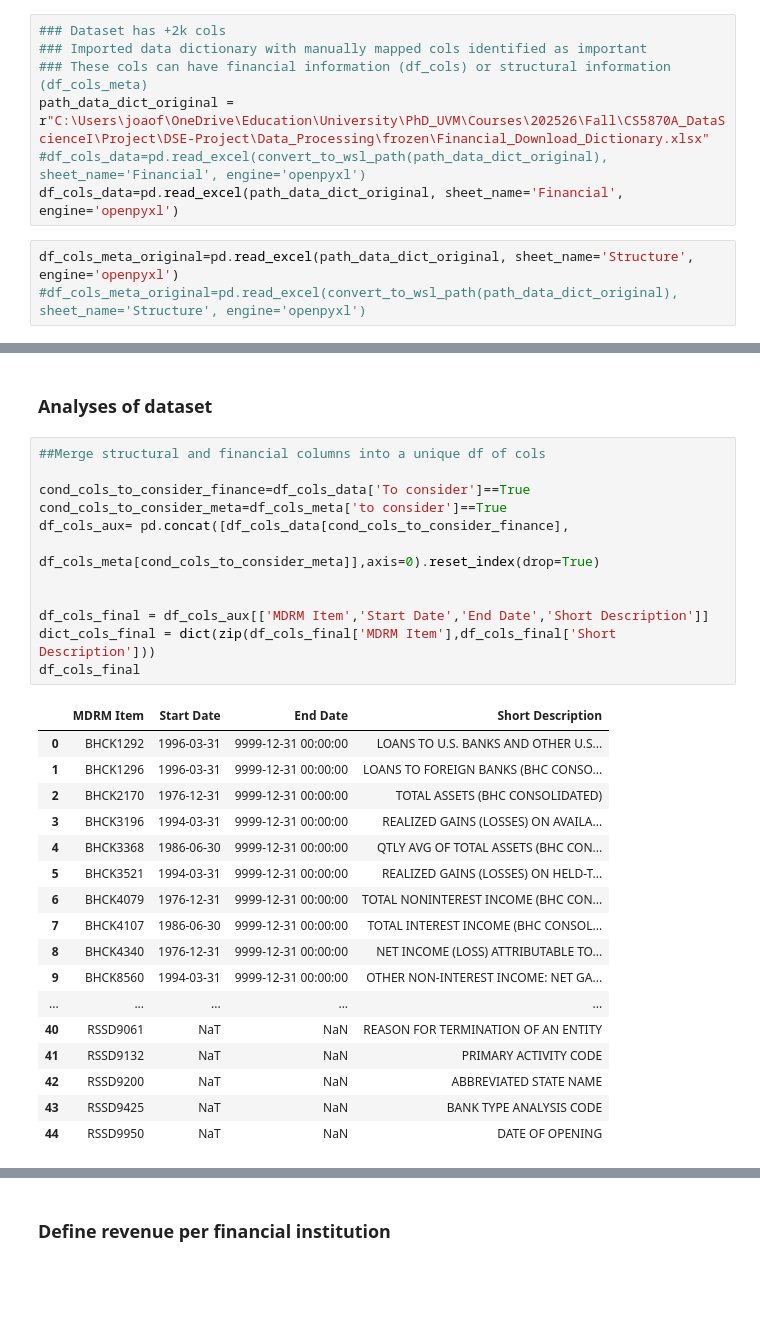
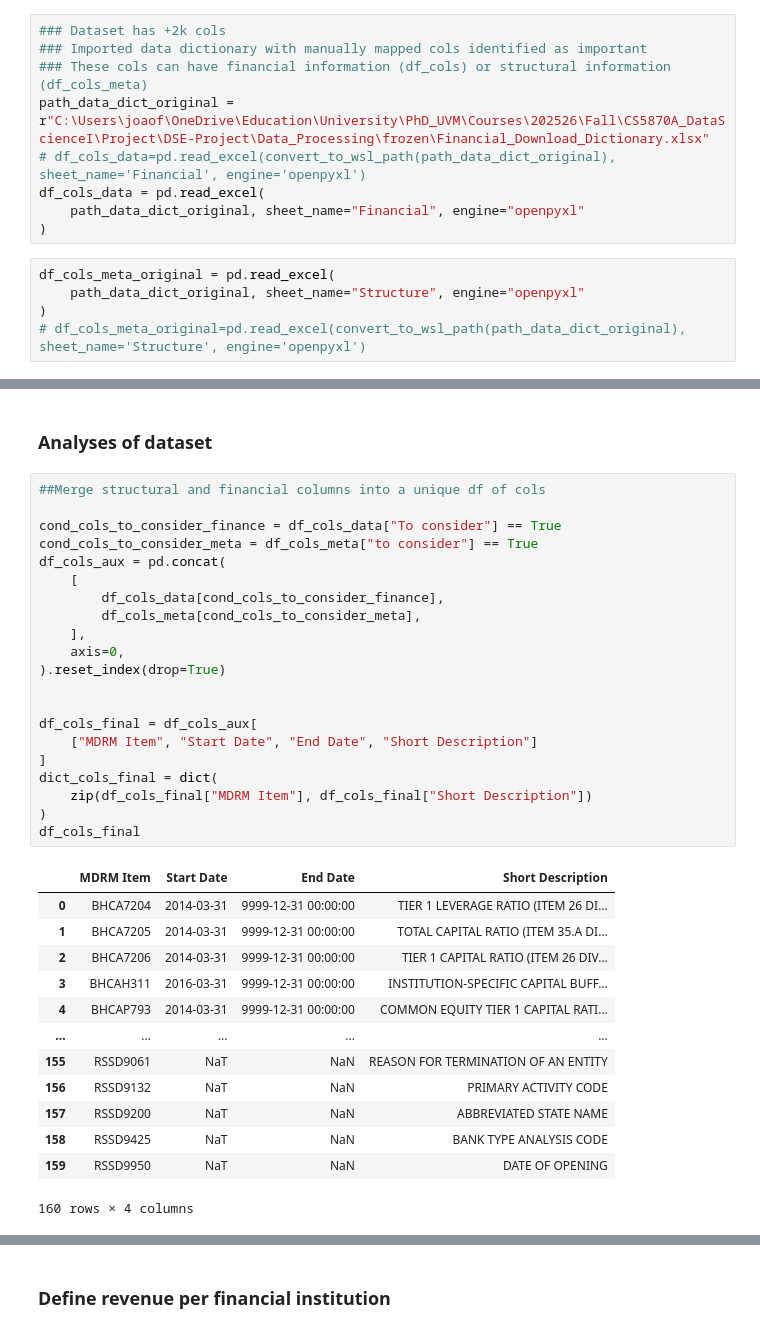
Before and after one commit to jmanacid1/DSE-Project, a Jupyter notebook: Data_Processing/notebooks/Dynamics of finance.ipynb, the cells around one changed output, grey strips where cells are left out. Drawn from its saved outputs; the diff is of its cells as text; blank space fills up the shorter version.

Commit message:
update on project
90% done regarding data. all columns were selected. missing converting it to a pipeline that outputs a proper dataframe

```diff
--- a/Data_Processing/notebooks/Dynamics of finance.ipynb
+++ b/Data_Processing/notebooks/Dynamics of finance.ipynb
@@ -86,9 +92,13 @@ Analysed each individual column from the database. Mid exercise I found one of t
 ### Imported data dictionary with manually mapped cols identified as important
 ### These cols can have financial information (df_cols) or structural information (df_cols_meta)
 path_data_dict_original = r"C:\Users\joaof\OneDrive\Education\University\PhD_UVM\Courses\202526\Fall\CS5870A_DataScienceI\Project\DSE-Project\Data_Processing\frozen\Financial_Download_Dictionary.xlsx"
-#df_cols_data=pd.read_excel(convert_to_wsl_path(path_data_dict_original), sheet_name='Financial', engine='openpyxl')
-df_cols_data=pd.read_excel(path_data_dict_original, sheet_name='Financial', engine='openpyxl')
+# df_cols_data=pd.read_excel(convert_to_wsl_path(path_data_dict_original), sheet_name='Financial', engine='openpyxl')
+df_cols_data = pd.read_excel(
+    path_data_dict_original, sheet_name="Financial", engine="openpyxl"
+)
 # %%
-df_cols_meta_original=pd.read_excel(path_data_dict_original, sheet_name='Structure', engine='openpyxl')
-#df_cols_meta_original=pd.read_excel(convert_to_wsl_path(path_data_dict_original), sheet_name='Structure', engine='openpyxl')
+df_cols_meta_original = pd.read_excel(
+    path_data_dict_original, sheet_name="Structure", engine="openpyxl"
+)
+# df_cols_meta_original=pd.read_excel(convert_to_wsl_path(path_data_dict_original), sheet_name='Structure', engine='openpyxl')
 # %%
@@ -98,33 +108,38 @@ df_cols_meta=df_cols_meta_original.rename(columns={'Item Name':'Short Descriptio
 # %%
 ##Merge structural and financial columns into a unique df of cols
 
-cond_cols_to_consider_finance=df_cols_data['To consider']==True
-cond_cols_to_consider_meta=df_cols_meta['to consider']==True
-df_cols_aux= pd.concat([df_cols_data[cond_cols_to_consider_finance],
-                       df_cols_meta[cond_cols_to_consider_meta]],axis=0).reset_index(drop=True)
+cond_cols_to_consider_finance = df_cols_data["To consider"] == True
+cond_cols_to_consider_meta = df_cols_meta["to consider"] == True
+df_cols_aux = pd.concat(
+    [
+        df_cols_data[cond_cols_to_consider_finance],
+        df_cols_meta[cond_cols_to_consider_meta],
+    ],
+    axis=0,
+).reset_index(drop=True)
 
 
-df_cols_final = df_cols_aux[['MDRM Item','Start Date','End Date','Short Description']]
-dict_cols_final = dict(zip(df_cols_final['MDRM Item'],df_cols_final['Short Description']))
+df_cols_final = df_cols_aux[
+    ["MDRM Item", "Start Date", "End Date", "Short Description"]
+]
+dict_cols_final = dict(
+    zip(df_cols_final["MDRM Item"], df_cols_final["Short Description"])
+)
 df_cols_final
 # %% [output]
 |  | MDRM Item | Start Date | End Date | Short Description |
-| 0 | BHCK1292 | 1996-03-31 | 9999-12-31 00:00:00 | LOANS TO U.S. BANKS AND OTHER U.S... |
-| 1 | BHCK1296 | 1996-03-31 | 9999-12-31 00:00:00 | LOANS TO FOREIGN BANKS (BHC CONSO... |
-| 2 | BHCK2170 | 1976-12-31 | 9999-12-31 00:00:00 | TOTAL ASSETS (BHC CONSOLIDATED) |
-| 3 | BHCK3196 | 1994-03-31 | 9999-12-31 00:00:00 | REALIZED GAINS (LOSSES) ON AVAILA... |
-| 4 | BHCK3368 | 1986-06-30 | 9999-12-31 00:00:00 | QTLY AVG OF TOTAL ASSETS (BHC CON... |
-| 5 | BHCK3521 | 1994-03-31 | 9999-12-31 00:00:00 | REALIZED GAINS (LOSSES) ON HELD-T... |
-| 6 | BHCK4079 | 1976-12-31 | 9999-12-31 00:00:00 | TOTAL NONINTEREST INCOME (BHC CON... |
-| 7 | BHCK4107 | 1986-06-30 | 9999-12-31 00:00:00 | TOTAL INTEREST INCOME (BHC CONSOL... |
-| 8 | BHCK4340 | 1976-12-31 | 9999-12-31 00:00:00 | NET INCOME (LOSS) ATTRIBUTABLE TO... |
-| 9 | BHCK8560 | 1994-03-31 | 9999-12-31 00:00:00 | OTHER NON-INTEREST INCOME: NET GA... |
+| 0 | BHCA7204 | 2014-03-31 | 9999-12-31 00:00:00 | TIER 1 LEVERAGE RATIO (ITEM 26 DI... |
+| 1 | BHCA7205 | 2014-03-31 | 9999-12-31 00:00:00 | TOTAL CAPITAL RATIO (ITEM 35.A DI... |
+| 2 | BHCA7206 | 2014-03-31 | 9999-12-31 00:00:00 | TIER 1 CAPITAL RATIO (ITEM 26 DIV... |
+| 3 | BHCAH311 | 2016-03-31 | 9999-12-31 00:00:00 | INSTITUTION-SPECIFIC CAPITAL BUFF... |
+| 4 | BHCAP793 | 2014-03-31 | 9999-12-31 00:00:00 | COMMON EQUITY TIER 1 CAPITAL RATI... |
 | ... | ... | ... | ... | ... |
-| 40 | RSSD9061 | NaT | NaN | REASON FOR TERMINATION OF AN ENTITY |
-| 41 | RSSD9132 | NaT | NaN | PRIMARY ACTIVITY CODE |
-| 42 | RSSD9200 | NaT | NaN | ABBREVIATED STATE NAME |
-| 43 | RSSD9425 | NaT | NaN | BANK TYPE ANALYSIS CODE |
-| 44 | RSSD9950 | NaT | NaN | DATE OF OPENING |
+| 155 | RSSD9061 | NaT | NaN | REASON FOR TERMINATION OF AN ENTITY |
+| 156 | RSSD9132 | NaT | NaN | PRIMARY ACTIVITY CODE |
+| 157 | RSSD9200 | NaT | NaN | ABBREVIATED STATE NAME |
+| 158 | RSSD9425 | NaT | NaN | BANK TYPE ANALYSIS CODE |
+| 159 | RSSD9950 | NaT | NaN | DATE OF OPENING |
+160 rows × 4 columns
 # %%
 ## consolidated quarterly dfs into a single df with required cols (previously identified). Consolidate all dfs with +2000 would break the kernel.
 df_all = pd.DataFrame()
```
Also changed, not shown: parts of 100 cells of this notebook, 2 other files.
